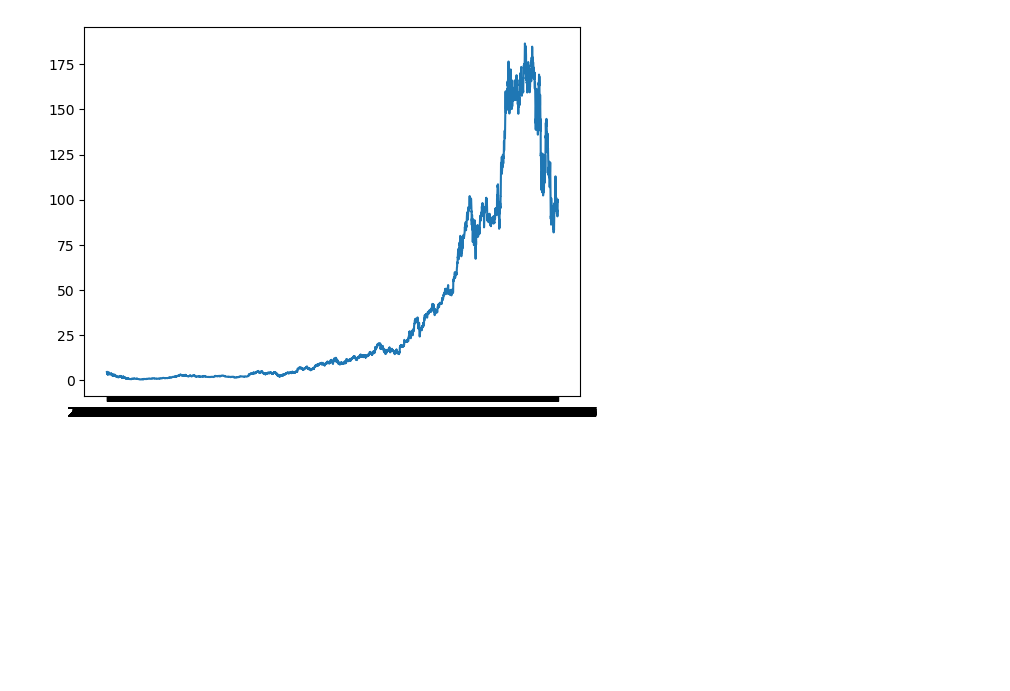
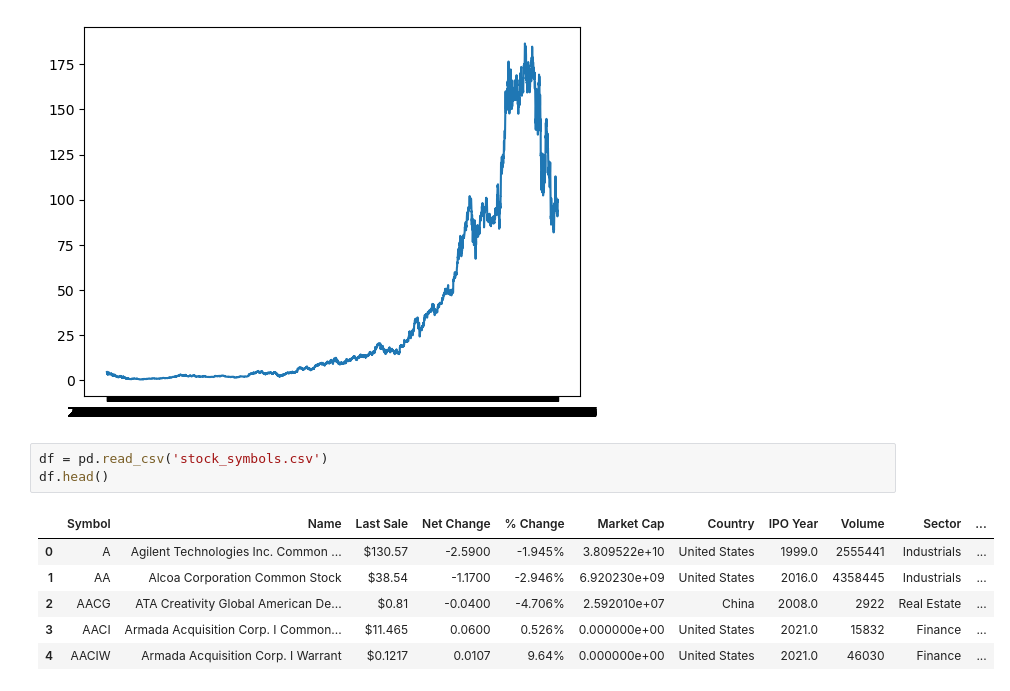
Before and after one commit to ShimronAlakkal/fin-lstm-research, a Jupyter notebook: tests.ipynb, the cells around one changed output. Drawn from its saved outputs; the diff is of its cells as text; blank space fills up the shorter version.

```diff
--- a/tests.ipynb
+++ b/tests.ipynb
@@ -92,3 +92,13 @@ plt.plot(tempDataAmazon['Date'], tempDataAmazon['Close'])
 plt.show()
 # %% [output]
 [figure]
+# %%
+df = pd.read_csv('stock_symbols.csv')
+df.head()
+# %% [output]
+|  | Symbol | Name | Last Sale | Net Change | % Change | Market Cap | Country | IPO Year | Volume | Sector | ... |
+| 0 | A | Agilent Technologies Inc. Common ... | $130.57 | -2.5900 | -1.945% | 3.809522e+10 | United States | 1999.0 | 2555441 | Industrials | ... |
+| 1 | AA | Alcoa Corporation Common Stock | $38.54 | -1.1700 | -2.946% | 6.920230e+09 | United States | 2016.0 | 4358445 | Industrials | ... |
+| 2 | AACG | ATA Creativity Global American De... | $0.81 | -0.0400 | -4.706% | 2.592010e+07 | China | 2008.0 | 2922 | Real Estate | ... |
+| 3 | AACI | Armada Acquisition Corp. I Common... | $11.465 | 0.0600 | 0.526% | 0.000000e+00 | United States | 2021.0 | 15832 | Finance | ... |
+| 4 | AACIW | Armada Acquisition Corp. I Warrant | $0.1217 | 0.0107 | 9.64% | 0.000000e+00 | United States | 2021.0 | 46030 | Finance | ... |
```
Also changed, not shown: parts of 3 cells of this notebook, 1 other file.
